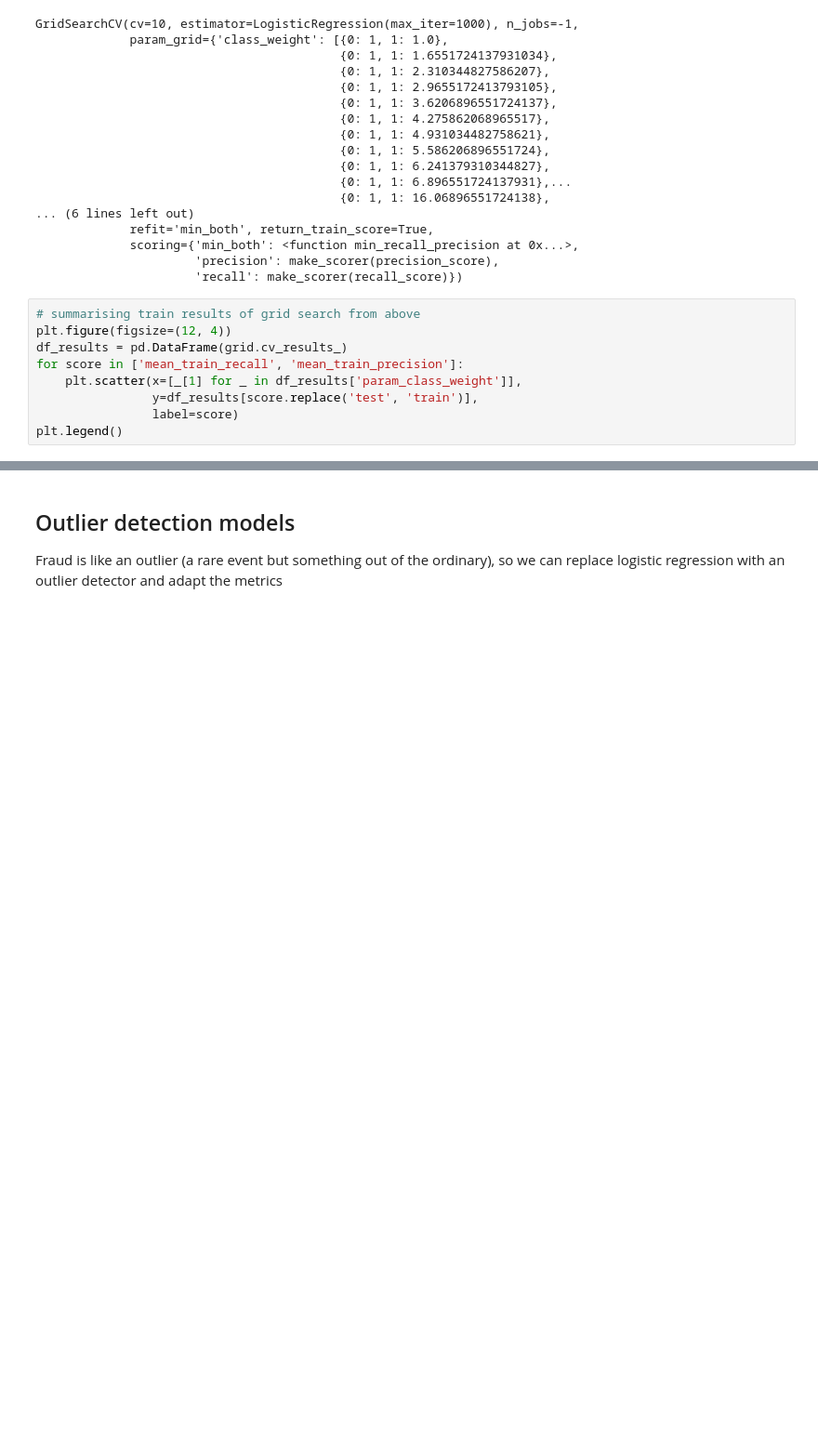
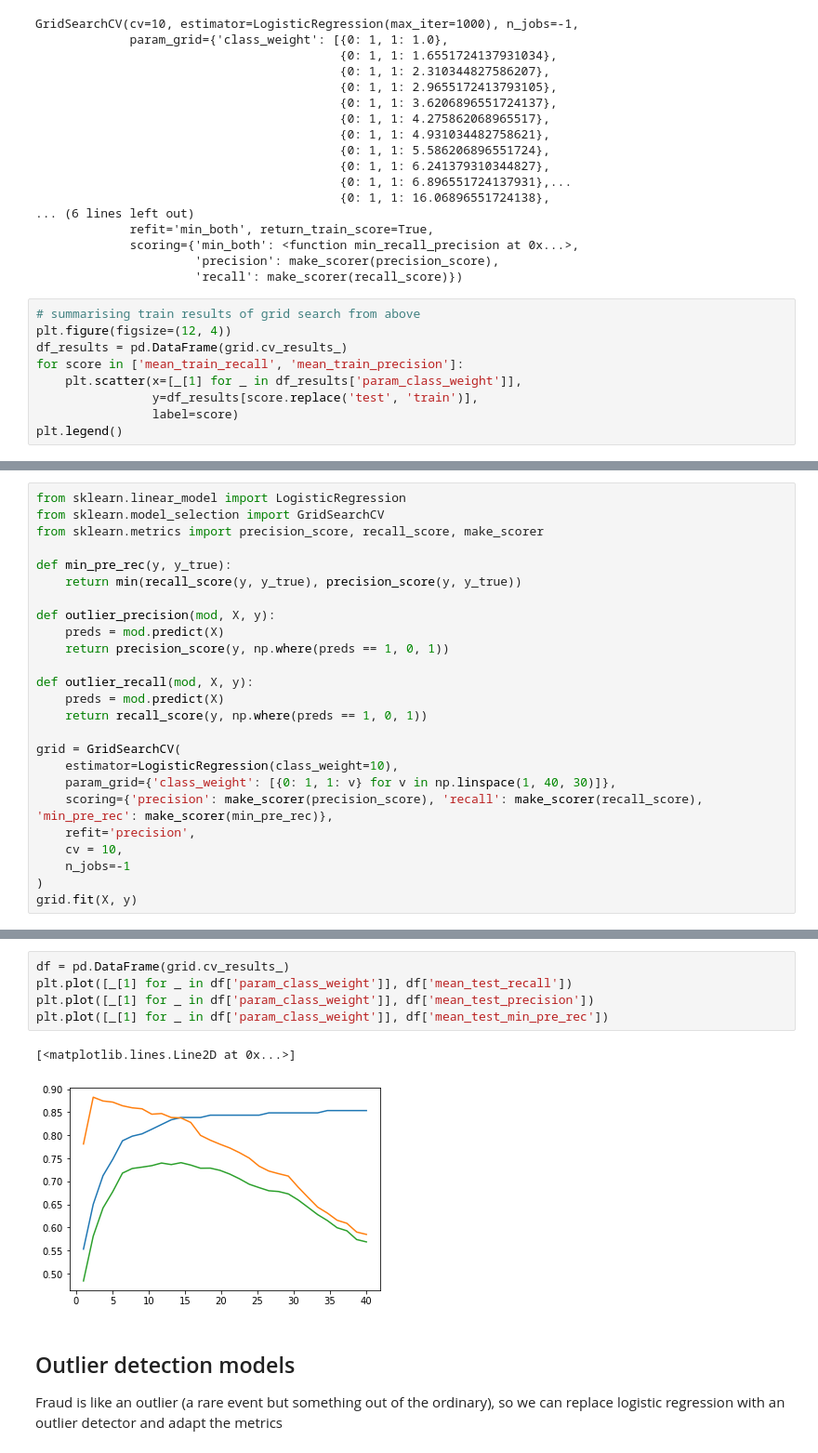
Before and after one commit to nicholas-kondal/ds-tutorials, a Jupyter notebook: sklearn.ipynb, the cells around one changed output, grey strips where cells are left out. Shown: that part at 93% size. Cells and saved outputs as stored; diff of their text form; blank space fills up the shorter version.

```diff
--- a/sklearn.ipynb
+++ b/sklearn.ipynb
@@ -426 +426,26 @@ figure out why green line is lower than the other two
 '''
+# %%
+from sklearn.linear_model import LogisticRegression
+from sklearn.model_selection import GridSearchCV
+from sklearn.metrics import precision_score, recall_score, make_scorer
+
+def min_pre_rec(y, y_true):
+    return min(recall_score(y, y_true), precision_score(y, y_true))
+
+def outlier_precision(mod, X, y):
+    preds = mod.predict(X)
+    return precision_score(y, np.where(preds == 1, 0, 1))
+
+def outlier_recall(mod, X, y):
+    preds = mod.predict(X)
+    return recall_score(y, np.where(preds == 1, 0, 1))
+
+grid = GridSearchCV(
+    estimator=LogisticRegression(class_weight=10),
+    param_grid={'class_weight': [{0: 1, 1: v} for v in np.linspace(1, 40, 30)]},
+    scoring={'precision': make_scorer(precision_score), 'recall': make_scorer(recall_score), 'min_pre_rec': make_scorer(min_pre_rec)},
+    refit='precision',
+    cv = 10,
+    n_jobs=-1
+)
+grid.fit(X, y)
@@ -427,3 +477,11 @@ figure out why green line is lower than the other two
+# %%
+df = pd.DataFrame(grid.cv_results_)
+plt.plot([_[1] for _ in df['param_class_weight']], df['mean_test_recall'])
+plt.plot([_[1] for _ in df['param_class_weight']], df['mean_test_precision'])
+plt.plot([_[1] for _ in df['param_class_weight']], df['mean_test_min_pre_rec'])
+# %% [output]
+[<matplotlib.lines.Line2D at 0x...>]
+[figure, added]
 # %% [markdown]
 ## Outlier detection models
 
```
Also changed, not shown: parts of 2 cells of this notebook.
